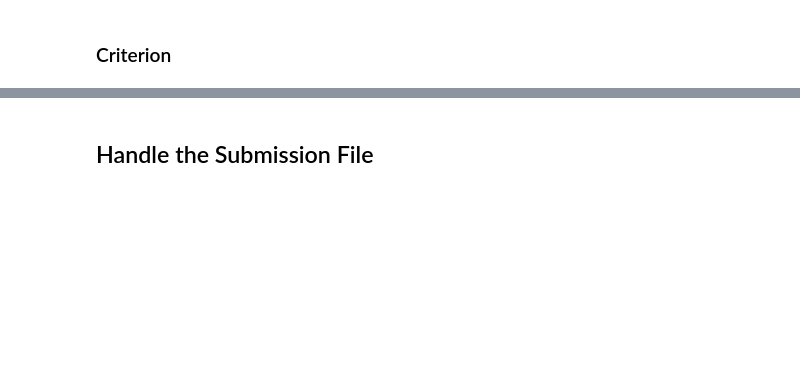
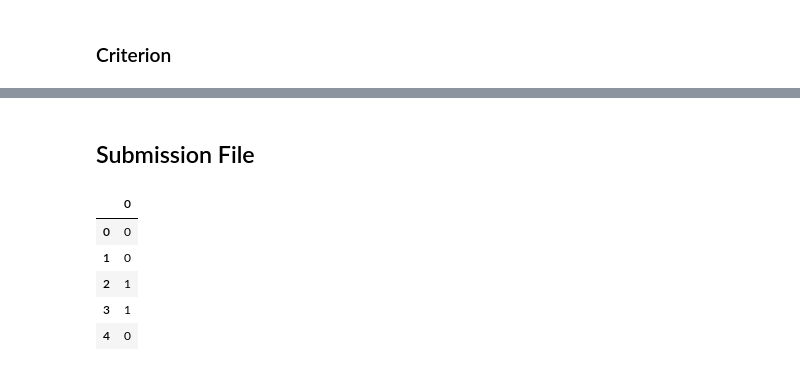
Before and after one commit to YiweiMelodyChen/Kaggle_Titanic, a Jupyter notebook: titanic-decision-tree.ipynb, the cells around one changed output, grey strips where cells are left out. Drawn from its saved outputs; the diff is of its cells as text; code cells hidden in the pictures; blank space fills up the shorter version.

```diff
--- a/titanic-decision-tree.ipynb
+++ b/titanic-decision-tree.ipynb
@@ -157,0 +383,5 @@ report_model(entropy_tree)
+# %%
+X_test.drop(['PassengerId','Name','Ticket','Fare','Embarked'],axis=1, inplace=True)
+# %%
+X_test.loc[X_test['Sex']=='male','Sex']=1
+X_test.loc[X_test['Sex']=='female','Sex']=0
@@ -158,2 +392,2 @@ report_model(entropy_tree)
 # %% [markdown]
-## Handle the Submission File
+## Submission File
@@ -159,0 +396,9 @@ report_model(entropy_tree)
+# %%
+y_test.head()
+# %% [output]
+|  | 0 |
+| 0 | 0 |
+| 1 | 0 |
+| 2 | 1 |
+| 3 | 1 |
+| 4 | 0 |
```
Also changed, not shown: parts of 41 cells of this notebook, 1 other file.
